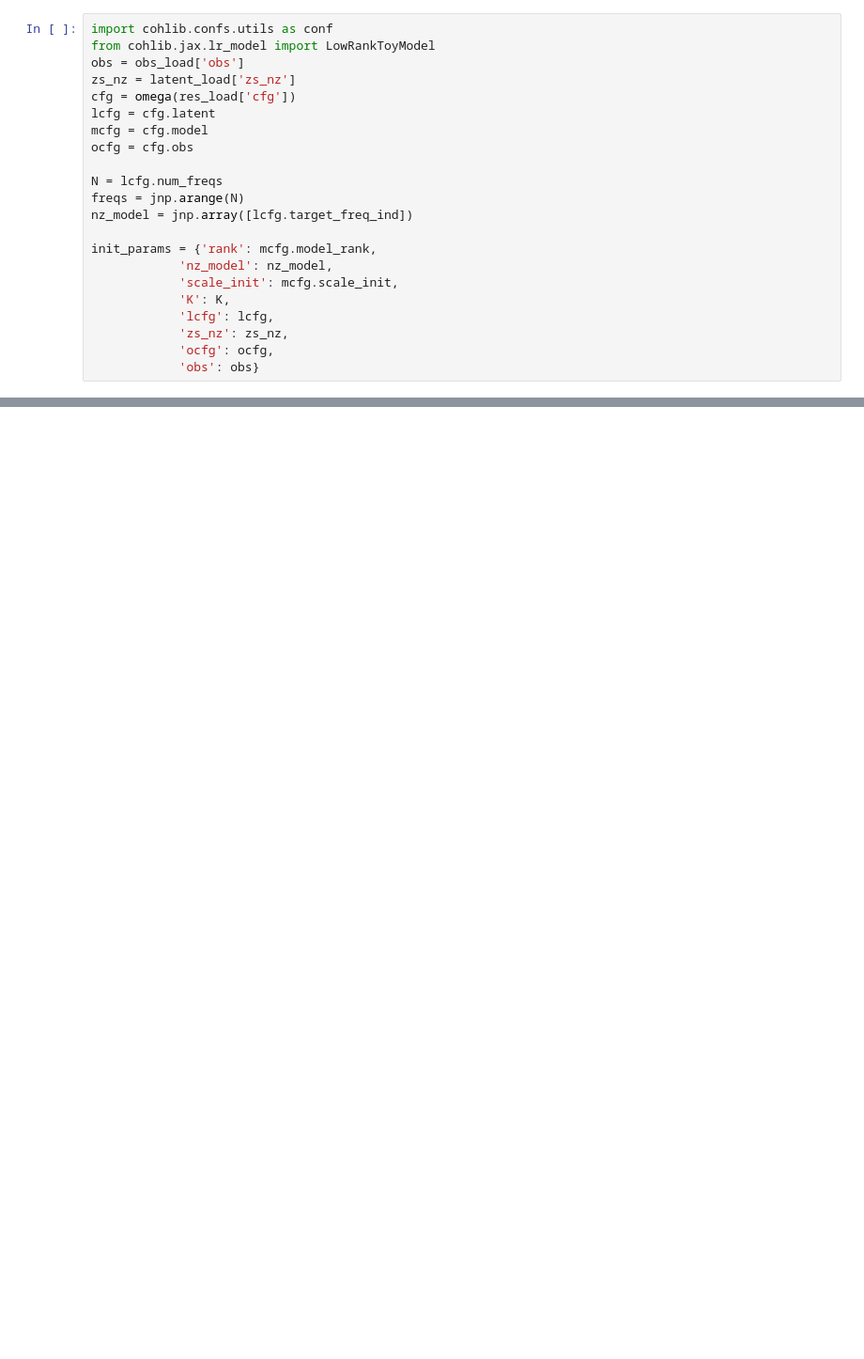
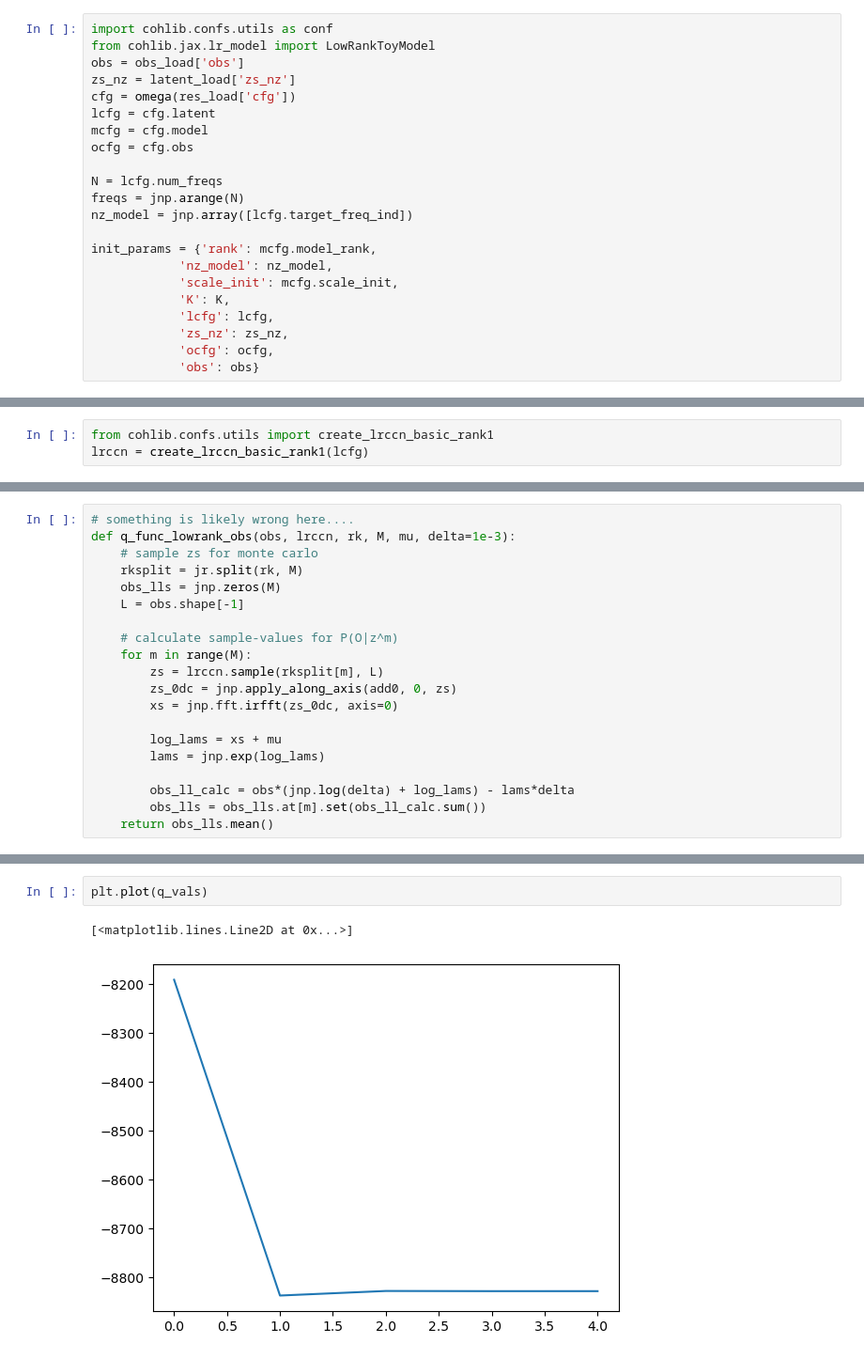
Before and after one commit to Stephen-Lab-BU/sgc, a Jupyter notebook: experiments/inspect_res.ipynb, the cells around one changed output, grey strips where cells are left out. Shown at 94% size. Cells and saved outputs as stored; diff of their text form; blank space fills up the shorter version.

```diff
--- a/experiments/inspect_res.ipynb
+++ b/experiments/inspect_res.ipynb
@@ -78,0 +65,3 @@ eigvec update:
+# %%
+from cohlib.confs.utils import create_lrccn_basic_rank1
+lrccn = create_lrccn_basic_rank1(lcfg)
@@ -78,0 +110,20 @@ eigvec update:
+# %%
+# something is likely wrong here....
+def q_func_lowrank_obs(obs, lrccn, rk, M, mu, delta=1e-3):
+    # sample zs for monte carlo
+    rksplit = jr.split(rk, M)
+    obs_lls = jnp.zeros(M)
+    L = obs.shape[-1]
+
+    # calculate sample-values for P(O|z^m)
+    for m in range(M):
+        zs = lrccn.sample(rksplit[m], L)
+        zs_0dc = jnp.apply_along_axis(add0, 0, zs)
+        xs = jnp.fft.irfft(zs_0dc, axis=0)
+
+        log_lams = xs + mu
+        lams = jnp.exp(log_lams)
+
+        obs_ll_calc = obs*(jnp.log(delta) + log_lams) - lams*delta
+        obs_lls = obs_lls.at[m].set(obs_ll_calc.sum())
+    return obs_lls.mean()
@@ -78,0 +200,5 @@ eigvec update:
+# %%
+plt.plot(q_vals)
+# %% [output]
+[<matplotlib.lines.Line2D at 0x...>]
+[figure, added]
```
Also changed, not shown: parts of 39 cells of this notebook, 2 other files.
